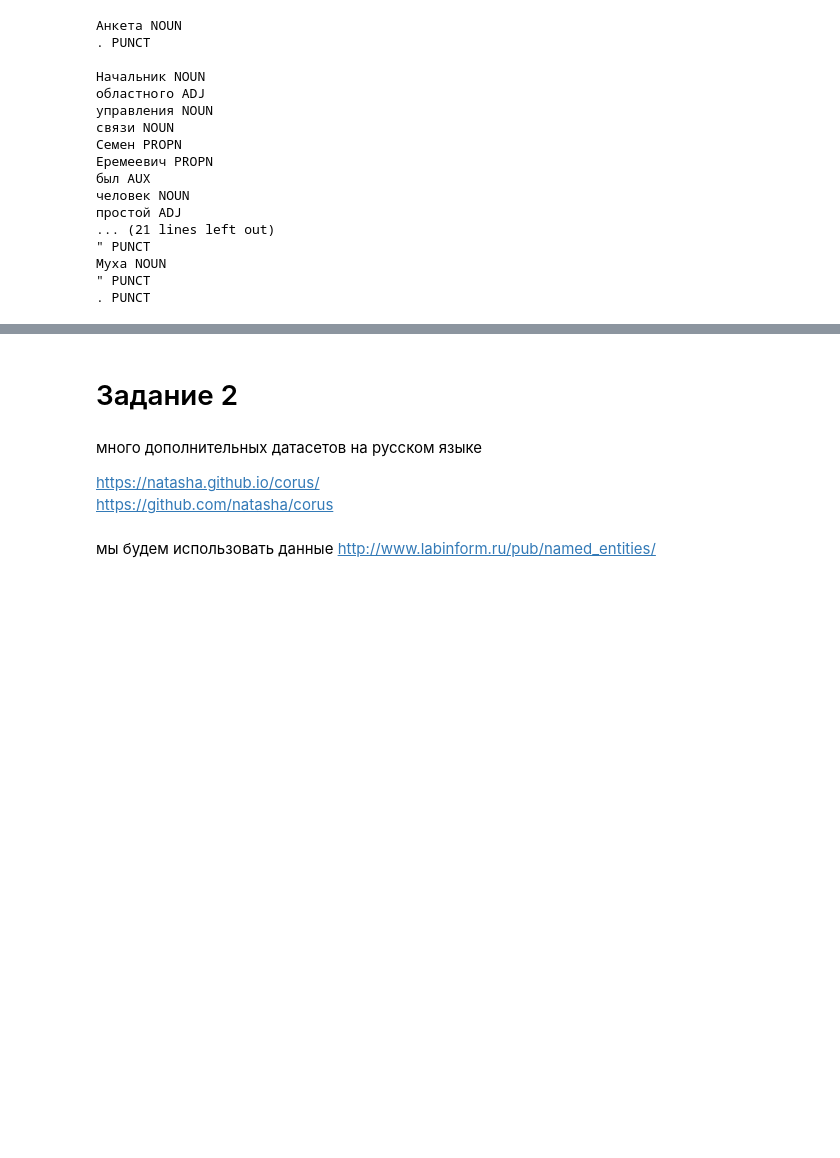
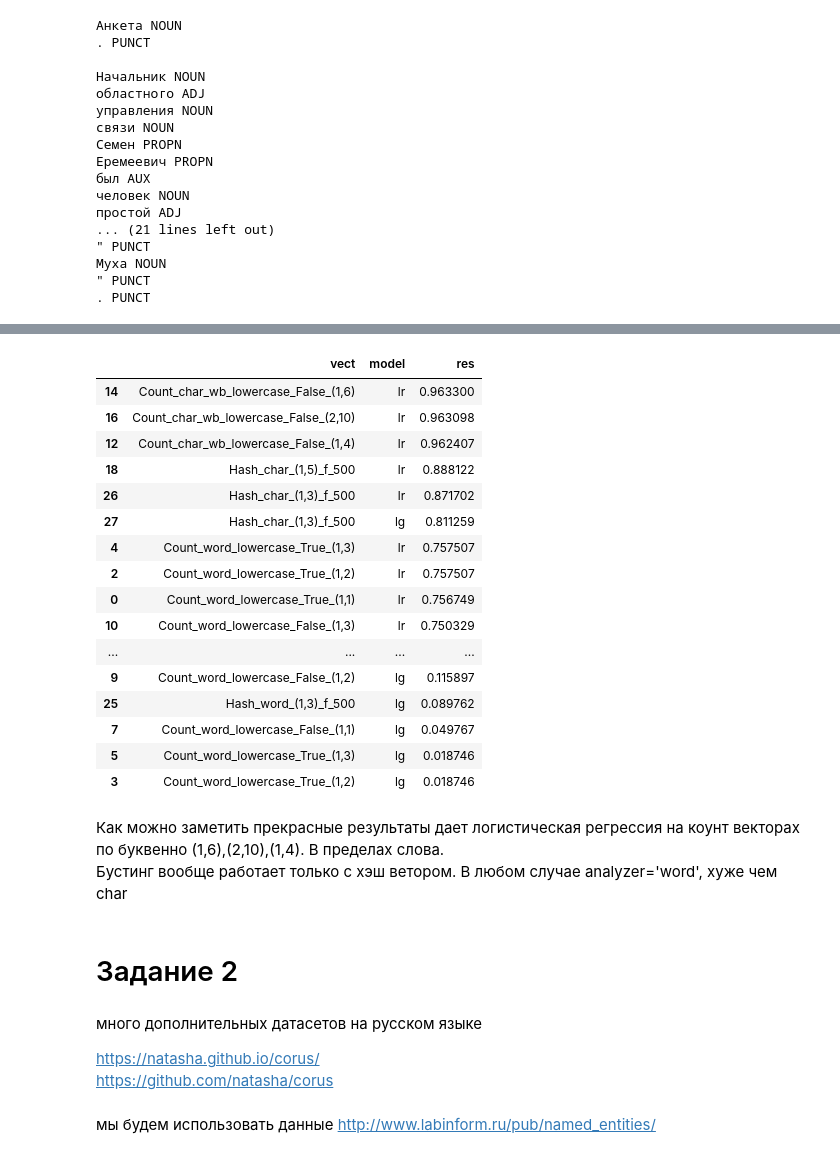
Before and after one commit to Vitalylqw/nlp, a Jupyter notebook: hw_5/HW_5.ipynb, the cells around one changed output, grey strips where cells are left out. Saved outputs shown, nothing was run; the diff lists cells and outputs as text; code cells hidden in the pictures; blank space fills up the shorter version.

```diff
--- a/hw_5/HW_5.ipynb
+++ b/hw_5/HW_5.ipynb
@@ -67,0 +164,6 @@ for sent in full_train[:2]:
+# %%
+%%time
+lgbc = LGBMClassifier()
+lgbc.fit(X_train, train_enc_labels)
+pred = lgbc.predict(X_test)
+accuracy_score(test_enc_labels, pred)
@@ -67,0 +172,17 @@ for sent in full_train[:2]:
+# %%
+vectrasers = {'Count_word_lowercase_True_(1,1)': CountVectorizer(lowercase=True,analyzer='word',ngram_range=(1, 1),dtype = np.float32 ),
+              'Count_word_lowercase_True_(1,2)': CountVectorizer(lowercase=True,analyzer='word',ngram_range=(1, 2),dtype = np.float32 ),
+              'Count_word_lowercase_True_(1,3)': CountVectorizer(lowercase=True,analyzer='word',ngram_range=(1, 3),dtype = np.float32 ),
+              'Count_word_lowercase_False_(1,1)': CountVectorizer(lowercase=False,analyzer='word',ngram_range=(1, 1),dtype = np.float32 ),
+              'Count_word_lowercase_False_(1,2)': CountVectorizer(lowercase=False,analyzer='word',ngram_range=(1, 2),dtype = np.float32 ),
+              'Count_word_lowercase_False_(1,3)': CountVectorizer(lowercase=False,analyzer='word',ngram_range=(1, 3),dtype = np.float32 ),
+              'Count_char_wb_lowercase_False_(1,4)': CountVectorizer(lowercase=False,analyzer='char_wb',ngram_range=(1, 4),dtype = np.float32 ),
+              'Count_char_wb_lowercase_False_(1,6)': CountVectorizer(lowercase=False,analyzer='char_wb',ngram_range=(1, 6),dtype = np.float32 ),
+              'Count_char_wb_lowercase_False_(2,10)': CountVectorizer(lowercase=False,analyzer='char_wb',ngram_range=(2, 10),dtype = np.float32 ),
+              'Hash_char_(1,5)_f_500':HashingVectorizer(ngram_range=(1, 5), analyzer='char', n_features=1000),
+              'Hash_word_(1,1)_f_500':HashingVectorizer(ngram_range=(1, 1), analyzer='word', n_features=1000),
+              'Hash_word_(1,2)_f_500':HashingVectorizer(ngram_range=(1, 2), analyzer='word', n_features=1000),
+              'Hash_word_(1,3)_f_500':HashingVectorizer(ngram_range=(1, 3), analyzer='word', n_features=1000),
+              'Hash_char_(1,3)_f_500':HashingVectorizer(ngram_range=(1, 10), analyzer='char', n_features=1000),
+
+}
@@ -67,0 +191,20 @@ for sent in full_train[:2]:
+# %%
+result = pd.DataFrame()
+# %%
+%%time
+
+for vec in vectrasers:
+    X_train = vectrasers[vec].fit_transform(train_tok)
+    X_test = vectrasers[vec].transform(test_tok)
+    lr.fit(X_train, train_enc_labels)
+    pred = lr.predict(X_test)
+
+    l = accuracy_score(test_enc_labels, pred)
+    result = result.append({'vect':vec,'model':'lr','res':l},ignore_index=True)
+
+    lgbc.fit(X_train, train_enc_labels)
+
+    pred = lgbc.predict(X_test)
+    b = accuracy_score(test_enc_labels, pred)
+
+    result = result.append({'vect':vec,'model':'lg','res':b},ignore_index=True)
@@ -68,3 +213,26 @@ for sent in full_train[:2]:
+# %%
+result.sort_values('res',ascending=False)
+# %% [output]
+|  | vect | model | res |
+| 14 | Count_char_wb_lowercase_False_(1,6) | lr | 0.963300 |
+| 16 | Count_char_wb_lowercase_False_(2,10) | lr | 0.963098 |
+| 12 | Count_char_wb_lowercase_False_(1,4) | lr | 0.962407 |
+| 18 | Hash_char_(1,5)_f_500 | lr | 0.888122 |
+| 26 | Hash_char_(1,3)_f_500 | lr | 0.871702 |
+| 27 | Hash_char_(1,3)_f_500 | lg | 0.811259 |
+| 4 | Count_word_lowercase_True_(1,3) | lr | 0.757507 |
+| 2 | Count_word_lowercase_True_(1,2) | lr | 0.757507 |
+| 0 | Count_word_lowercase_True_(1,1) | lr | 0.756749 |
+| 10 | Count_word_lowercase_False_(1,3) | lr | 0.750329 |
+| ... | ... | ... | ... |
+| 9 | Count_word_lowercase_False_(1,2) | lg | 0.115897 |
+| 25 | Hash_word_(1,3)_f_500 | lg | 0.089762 |
+| 7 | Count_word_lowercase_False_(1,1) | lg | 0.049767 |
+| 5 | Count_word_lowercase_True_(1,3) | lg | 0.018746 |
+| 3 | Count_word_lowercase_True_(1,2) | lg | 0.018746 |
+# %% [markdown]
+Как можно заметить прекрасные результаты дает логистическая регрессия на коунт векторах по буквенно (1,6),(2,10),(1,4). В пределах слова.
+Бустинг вообще работает только с хэш ветором. В любом случае analyzer='word', хуже чем char
 # %% [markdown]
 # Задание 2
 # %% [markdown]
```
Also changed, not shown: parts of 62 cells of this notebook.
